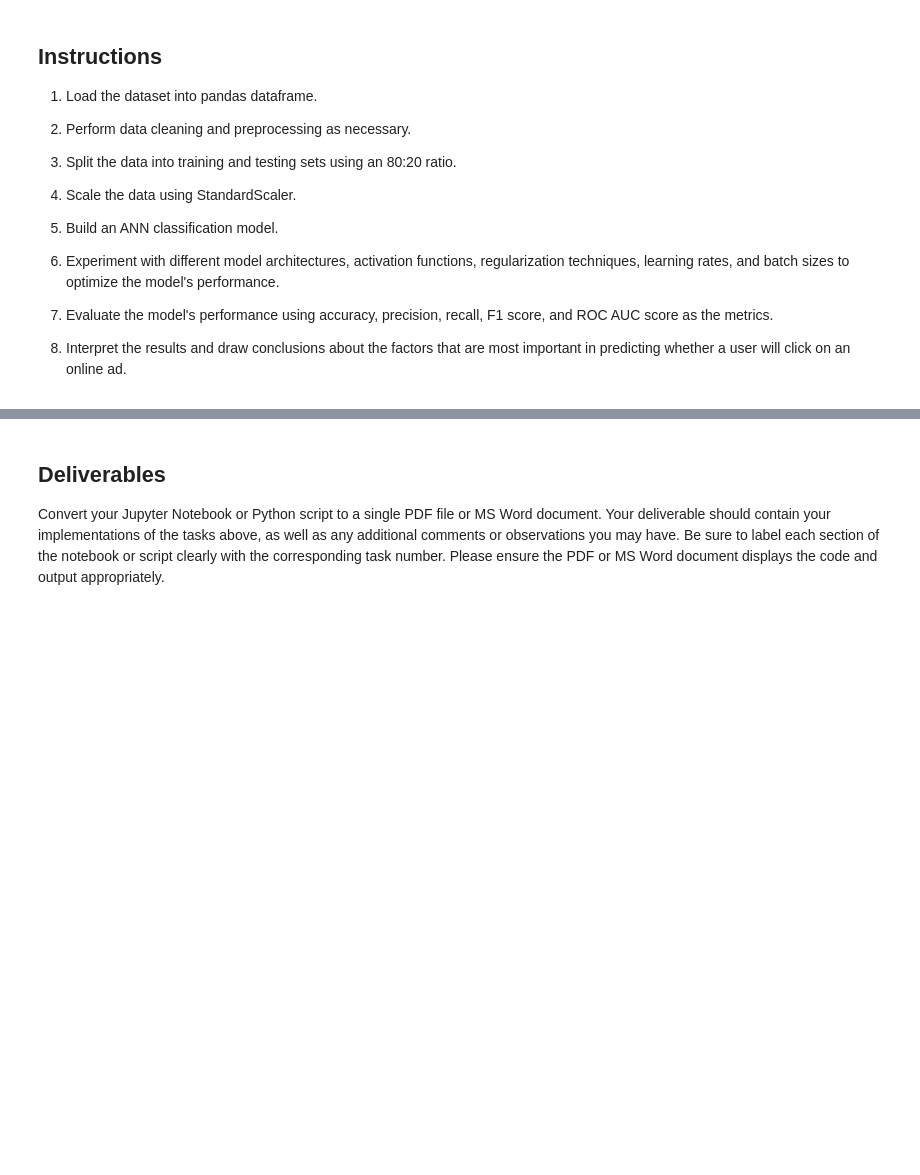
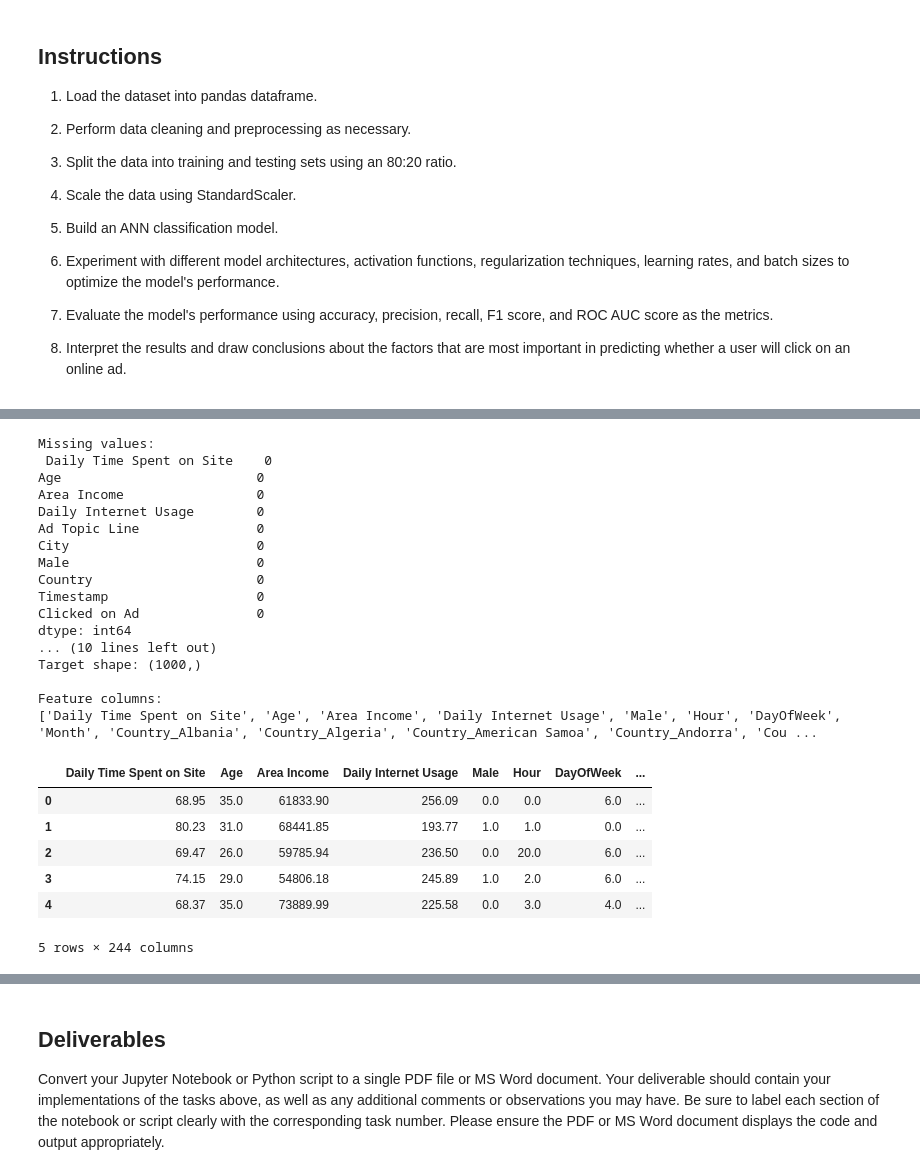
Before and after one commit to Mosizamani/aai_511_assingments, a Jupyter notebook: 2/assignment2.1.ipynb, the cells around one changed output, grey strips where cells are left out. Saved outputs shown, nothing was run; the diff lists cells and outputs as text; code cells hidden in the pictures; blank space fills up the shorter version.

```diff
--- a/2/assignment2.1.ipynb
+++ b/2/assignment2.1.ipynb
@@ -52,4 +73,65 @@ Advertising Dataset
 # %%
 # 2. Perform data cleaning and preprocessing as necessary.
+
+# Inspect data quality
+print("Missing values:\n", df.isnull().sum())
+print("\nDuplicate rows:", df.duplicated().sum())
+print("\nTarget balance:\n", df["Clicked on Ad"].value_counts())
+
+# Work on a copy so the raw dataframe stays unchanged
+data = df.copy()
+
+# Separate target variable
+y = data["Clicked on Ad"]
+data = data.drop(columns=["Clicked on Ad"])
+
+# Drop high-cardinality text columns that act like identifiers and hurt generalization
+# Ad Topic Line is unique for every row; City is nearly unique
+data = data.drop(columns=["Ad Topic Line", "City"])
+
+# Extract useful numeric features from Timestamp
+data["Timestamp"] = pd.to_datetime(data["Timestamp"])
+data["Hour"] = data["Timestamp"].dt.hour
+data["DayOfWeek"] = data["Timestamp"].dt.dayofweek
+data["Month"] = data["Timestamp"].dt.month
+data = data.drop(columns=["Timestamp"])
+
+# One-hot encode Country (nominal categorical feature)
+data = pd.get_dummies(data, columns=["Country"], drop_first=True)
+
+# Final feature matrix (all numeric for scaling and ANN training)
+X = data.astype(float)
+
+print("\nPreprocessed feature shape:", X.shape)
+print("Target shape:", y.shape)
+print("\nFeature columns:")
+print(X.columns.tolist())
+
+X.head()
+# %% [output]
+Missing values:
+ Daily Time Spent on Site    0
+Age                         0
+Area Income                 0
+Daily Internet Usage        0
+Ad Topic Line               0
+City                        0
+Male                        0
+Country                     0
+Timestamp                   0
+Clicked on Ad               0
+dtype: int64
+... (10 lines left out)
+Target shape: (1000,)
+
+Feature columns:
+['Daily Time Spent on Site', 'Age', 'Area Income', 'Daily Internet Usage', 'Male', 'Hour', 'DayOfWeek', 'Month', 'Country_Albania', 'Country_Algeria', 'Country_American Samoa', 'Country_Andorra', 'Cou ...
+|  | Daily Time Spent on Site | Age | Area Income | Daily Internet Usage | Male | Hour | DayOfWeek | ... |
+| 0 | 68.95 | 35.0 | 61833.90 | 256.09 | 0.0 | 0.0 | 6.0 | ... |
+| 1 | 80.23 | 31.0 | 68441.85 | 193.77 | 1.0 | 1.0 | 0.0 | ... |
+| 2 | 69.47 | 26.0 | 59785.94 | 236.50 | 0.0 | 20.0 | 6.0 | ... |
+| 3 | 74.15 | 29.0 | 54806.18 | 245.89 | 1.0 | 2.0 | 6.0 | ... |
+| 4 | 68.37 | 35.0 | 73889.99 | 225.58 | 0.0 | 3.0 | 4.0 | ... |
+5 rows × 244 columns
 # %%
 # 3. Split the data into training and testing sets using an 80:20 ratio.
```
Also changed, not shown: parts of 10 cells of this notebook.
